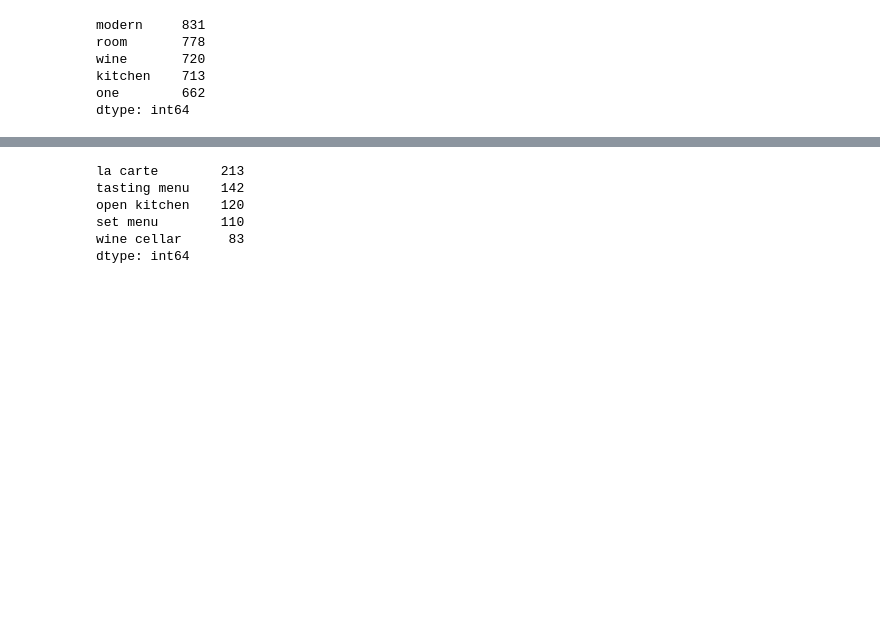
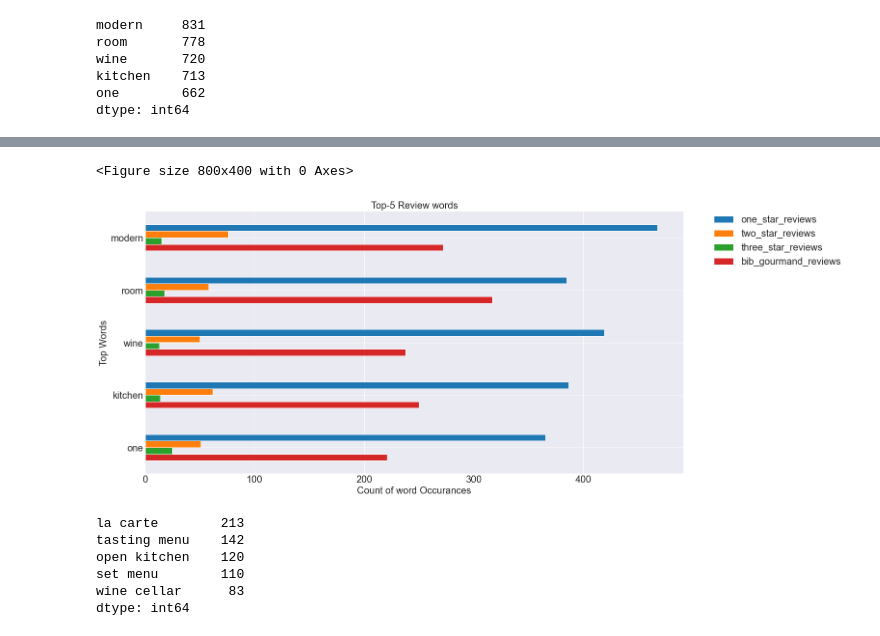
Before and after one commit to CodeupGourmands/Michelin_NLP_Capstone, a Jupyter notebook: mvp_notebook.ipynb, the cells around one changed output, grey strips where cells are left out. Drawn from its saved outputs; the diff is of its cells as text; code cells hidden in the pictures; blank space fills up the shorter version.

```diff
--- a/mvp_notebook.ipynb
+++ b/mvp_notebook.ipynb
@@ -187,3 +185,9 @@ e.QMCBT_viz_wc()
+# %%
+# Show Top Single Words ranked by Award
+e.QMCBT_viz_1()
+# %% [output]
+<Figure size 800x400 with 0 Axes>
+[figure, added]
 # %%
 # Most frequent bigrams
 e.get_ngram_frequency(train.lemmatized, n=2).head(5)
```
Also changed, not shown: parts of 9 cells of this notebook, 1 other file.
